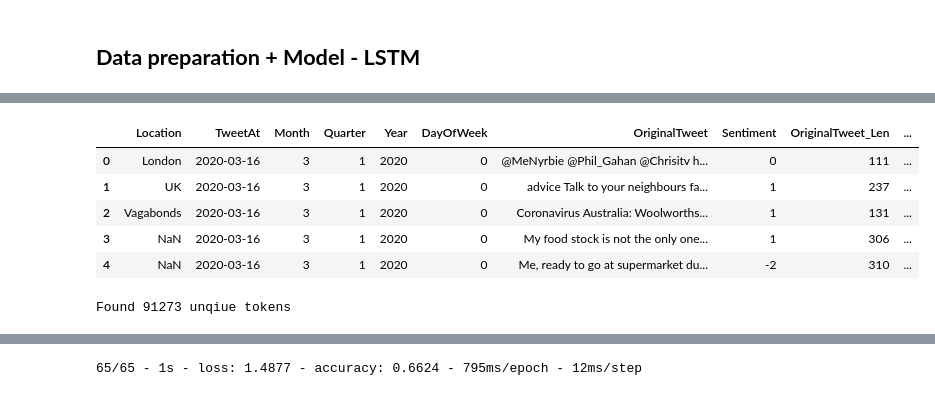
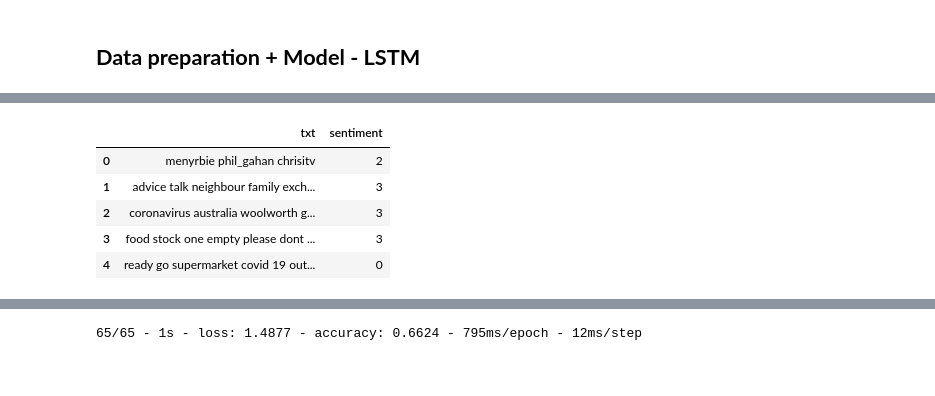
Before and after one commit to suchirmm/tweet-analysis, a Jupyter notebook: corona_tweets.ipynb, the cells around one changed output, grey strips where cells are left out. Drawn from its saved outputs; the diff is of its cells as text; code cells hidden in the pictures.

```diff
--- a/corona_tweets.ipynb
+++ b/corona_tweets.ipynb
@@ -289,7 +319,9 @@ Preprocess a string.
 '''
 def utils_preprocess_text(text, flg_stemm=True, flg_lemm=False, lst_stopwords=None):
     ## clean (convert to lowercase and remove punctuations and characters and then strip)
+    text = re.sub(r'https?:\S*', '', str(text).lower().strip())
     text = re.sub(r'[^\w\s]', '', str(text).lower().strip())
+
 
     ## Tokenize (convert from string to list)
     tk = TweetTokenizer()
@@ -492,0 +570,4 @@ df['location_ner'].isnotnull().sum()
+# %%
+df_train = df[['txt', 'Sentiment']]
+df_train.columns = ['txt', 'sentiment']
+df_train.head()
@@ -492,0 +587,26 @@ df['location_ner'].isnotnull().sum()
+# %%
+# Change the values of the Target Variable to numeric
+# Apply same preprocessing to test data
+# As done with train data
+
+
+df_train = df_train.replace({'sentiment': {-2: 'Extremely Negative', -1: 'Negative',
+#                             0: 'Neutral', 1: 'Positive', 2: 'Extremely Positive' }
+#
+# })
+
+df_train = df_train.replace({'sentiment': {'Extremely Negative' : 0, 'Negative' : 1,
+                              'Neutral' : 2, 'Positive' : 3, 'Extremely Positive' : 4}
+
+})
+
+
+df_test = df_test.replace({'sentiment': {'Extremely Negative' : 0, 'Negative' : 1,
+                              'Neutral' : 2, 'Positive' : 3, 'Extremely Positive' : 4}
+
+})
+sw = stopwords.words('english')
+sw
+
+df_test["txt"] = df_test["txt"].apply(lambda x: utils_preprocess_text(x, flg_stemm=False, flg_lemm=True, lst_stopwords= sw))
+df_test.head()
@@ -493,9 +620,17 @@ df['location_ner'].isnotnull().sum()
+# %%
+# May not be necessary
+
+
+
+label_encoder = preprocessing.LabelEncoder()
+df_train['sentiment'] = label_encoder.fit_transform(df_train['sentiment'])
+df_test['sentiment'] = label_encoder.fit_transform(df_test['sentiment'])
 # %%
-df.head()
+df_train.head()
 # %% [output]
-|  | Location | TweetAt | Month | Quarter | Year | DayOfWeek | OriginalTweet | Sentiment | OriginalTweet_Len | ... |
-| 0 | London | 2020-03-16 | 3 | 1 | 2020 | 0 | @MeNyrbie @Phil_Gahan @Chrisitv h... | 0 | 111 | ... |
-| 1 | UK | 2020-03-16 | 3 | 1 | 2020 | 0 | advice Talk to your neighbours fa... | 1 | 237 | ... |
-| 2 | Vagabonds | 2020-03-16 | 3 | 1 | 2020 | 0 | Coronavirus Australia: Woolworths... | 1 | 131 | ... |
-| 3 | NaN | 2020-03-16 | 3 | 1 | 2020 | 0 | My food stock is not the only one... | 1 | 306 | ... |
-| 4 | NaN | 2020-03-16 | 3 | 1 | 2020 | 0 | Me, ready to go at supermarket du... | -2 | 310 | ... |
+|  | txt | sentiment |
+| 0 | menyrbie phil_gahan chrisitv | 2 |
+| 1 | advice talk neighbour family exch... | 3 |
+| 2 | coronavirus australia woolworth g... | 3 |
+| 3 | food stock one empty please dont ... | 3 |
+| 4 | ready go supermarket covid 19 out... | 0 |
@@ -507,9 +659,6 @@ from keras.layers import Embedding, Flatten, Dense, LSTM
 # %%
-tokenizer = Tokenizer(num_words = 10000)
-tokenizer.fit_on_texts(df['txt'])
+tokenizer = Tokenizer(num_words=VOCABULARY_SIZE, oov_token=OOV_TOK)
+tokenizer.fit_on_texts(X_train)
 
-sequences = tokenizer.texts_to_sequences(df['txt'])
 word_index = tokenizer.word_index
-print('Found %s unqiue tokens' % len(word_index))
+word_index
-# %% [output]
-Found 91273 unqiue tokens
```
Also changed, not shown: parts of 41 cells of this notebook.
